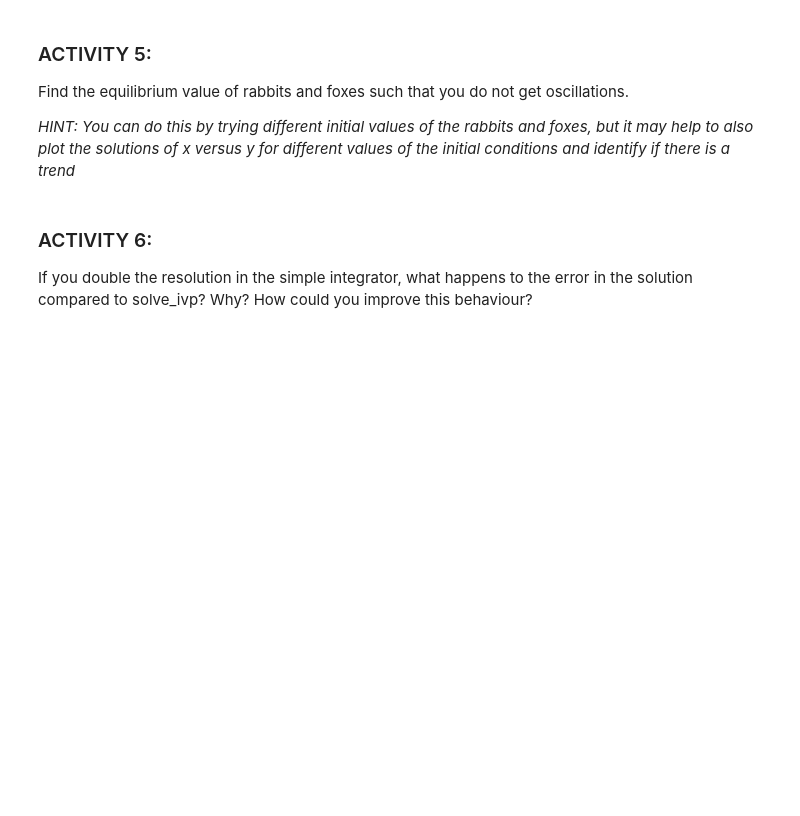
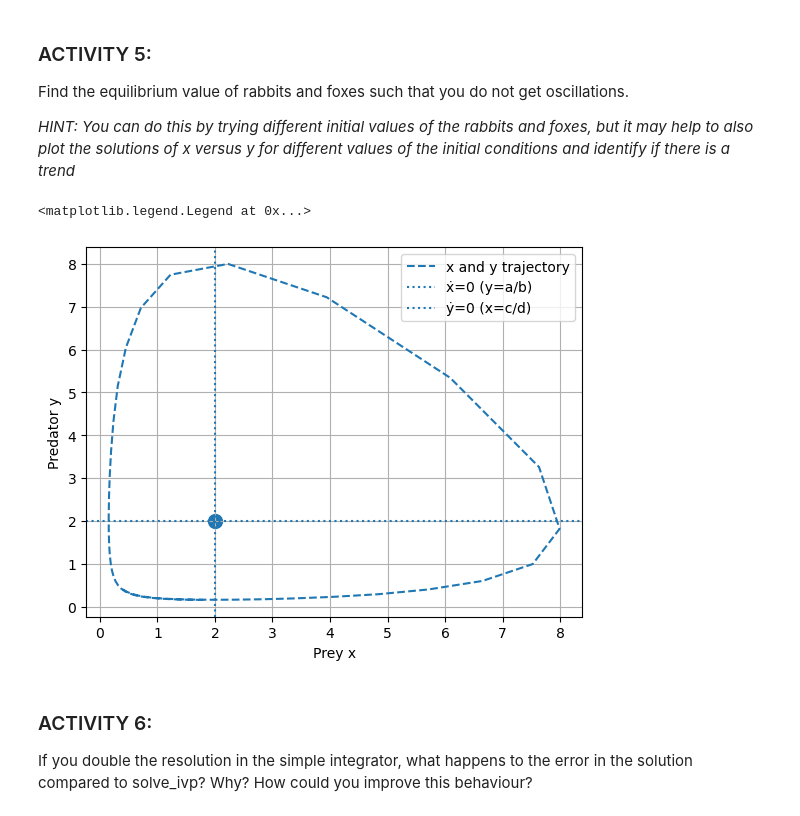
Before and after one commit to AaronbrowneGH/https-github.com-AaronbrowneGH-TopicsInSciComp, a Jupyter notebook: Notebooks/Week3_LabExercises.ipynb, the cells around one changed output. Saved outputs shown, nothing was run; the diff lists cells and outputs as text; code cells hidden in the pictures; blank space fills up the shorter version.

```diff
--- a/Notebooks/Week3_LabExercises.ipynb
+++ b/Notebooks/Week3_LabExercises.ipynb
@@ -262,7 +365,25 @@ _HINT: You can do this by trying different initial values of the rabbits and fox
 # %%
 # Plot some solutions of x versus y
 
+calculate_x_equilibrium = c/d
+calculate_y_equilibrium = a/b
+
+plt.plot(solution.y[0], solution.y[1], '--', label="x and y trajectory")
+plt.scatter([calculate_x_equilibrium],[calculate_y_equilibrium], marker='o', s=100, label ="")
+
+# axh is a horizontal line and axv is a vertical line describing where the equilibrium point is
+plt.axhline(calculate_y_equilibrium, linestyle=':', label='ẋ=0 (y=a/b)')
+plt.axvline(calculate_x_equilibrium, linestyle=':', label='ẏ=0 (x=c/d)')
+
+plt.xlabel('Prey x')
+plt.ylabel('Predator y')
+plt.grid(True)
+plt.legend()
+
 # HINT: plt.plot(solution.y[0], solution.y[1], '--', label="x0, y0 = ??")
+# %% [output]
+<matplotlib.legend.Legend at 0x...>
+[figure, added]
 # %% [markdown]
 ### ACTIVITY 6:
 
```
Also changed, not shown: parts of 7 cells of this notebook, 16 other files.
